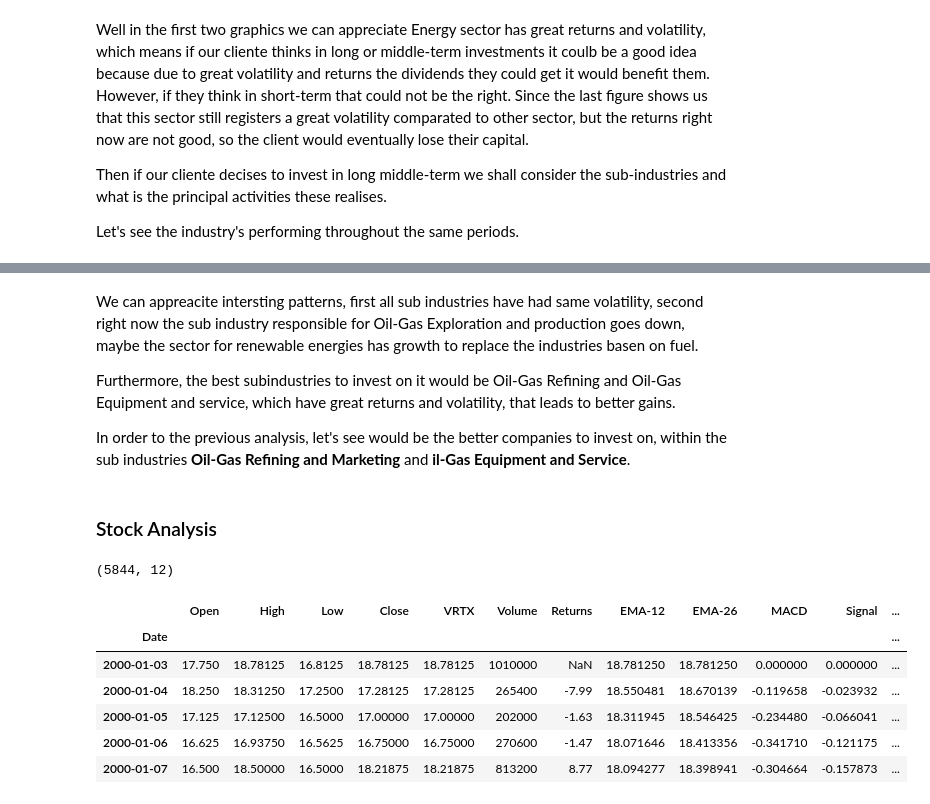
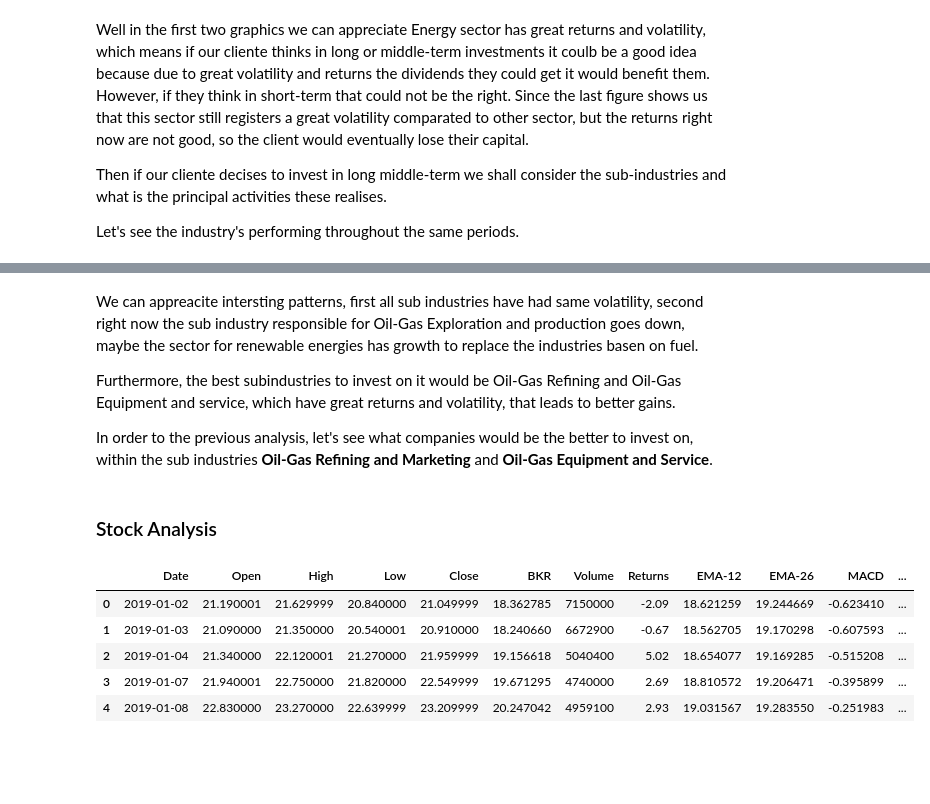
Before and after one commit to jpradas1/Stock_Market_Analysis, a Jupyter notebook: Analysis_II.ipynb, the cells around one changed output, grey strips where cells are left out. Saved outputs shown, nothing was run; the diff lists cells and outputs as text; code cells hidden in the pictures; blank space fills up the shorter version.

Commit message:
analysis II

```diff
--- a/Analysis_II.ipynb
+++ b/Analysis_II.ipynb
@@ -23,30 +23,33 @@ We can appreacite intersting patterns, first all sub industries have had same vo
 
 Furthermore, the best subindustries to invest on it would be Oil-Gas Refining and Oil-Gas Equipment and service, which have great returns and volatility, that leads to better gains.
 
-In order to the previous analysis, let's see would be the better companies to invest on, within the sub industries **Oil-Gas Refining and Marketing** and **il-Gas Equipment and Service**.
+In order to the previous analysis, let's see what companies would be the better to invest on, within the sub industries **Oil-Gas Refining and Marketing** and **Oil-Gas Equipment and Service**.
 # %% [markdown]
 ### Stock Analysis
 # %%
+from get_dataset import Finance
 from get_dataset import MACD, global_return
 import numpy as np
 import matplotlib.pyplot as plt
 import plotly.graph_objects as go
 import seaborn as sns
 from plotly.subplots import make_subplots
 import pandas as pd
 
-sector = 'Health Care'
-sub = 'Biotechnology'
-stock = 'VRTX'
-df_stock = MACD(sector, sub, stock)
-print(df_stock.shape)
-df_stock.head()
+F = Finance()
+
+sector = 'Energy'
+sub = F.get_subindustry(sector)
+stock_rm = F.get_stock(sector, sub[-1])
+stock_es = F.get_stock(sector, sub[1])
+start_date = '2019-01-01'
+df_rm = [MACD(sector, sub, s, start_date).reset_index() for s in stock_rm]
+df_es = [MACD(sector, sub, s, start_date).reset_index() for s in stock_es]
+df_es[0].head()
 # %% [output]
-(5844, 12)
-|  | Open | High | Low | Close | VRTX | Volume | Returns | EMA-12 | EMA-26 | MACD | Signal | ... |
-| Date |  |  |  |  |  |  |  |  |  |  |  | ... |
-| 2000-01-03 | 17.750 | 18.78125 | 16.8125 | 18.78125 | 18.78125 | 1010000 | NaN | 18.781250 | 18.781250 | 0.000000 | 0.000000 | ... |
-| 2000-01-04 | 18.250 | 18.31250 | 17.2500 | 17.28125 | 17.28125 | 265400 | -7.99 | 18.550481 | 18.670139 | -0.119658 | -0.023932 | ... |
-| 2000-01-05 | 17.125 | 17.12500 | 16.5000 | 17.00000 | 17.00000 | 202000 | -1.63 | 18.311945 | 18.546425 | -0.234480 | -0.066041 | ... |
-| 2000-01-06 | 16.625 | 16.93750 | 16.5625 | 16.75000 | 16.75000 | 270600 | -1.47 | 18.071646 | 18.413356 | -0.341710 | -0.121175 | ... |
-| 2000-01-07 | 16.500 | 18.50000 | 16.5000 | 18.21875 | 18.21875 | 813200 | 8.77 | 18.094277 | 18.398941 | -0.304664 | -0.157873 | ... |
+|  | Date | Open | High | Low | Close | BKR | Volume | Returns | EMA-12 | EMA-26 | MACD | ... |
+| 0 | 2019-01-02 | 21.190001 | 21.629999 | 20.840000 | 21.049999 | 18.362785 | 7150000 | -2.09 | 18.621259 | 19.244669 | -0.623410 | ... |
+| 1 | 2019-01-03 | 21.090000 | 21.350000 | 20.540001 | 20.910000 | 18.240660 | 6672900 | -0.67 | 18.562705 | 19.170298 | -0.607593 | ... |
+| 2 | 2019-01-04 | 21.340000 | 22.120001 | 21.270000 | 21.959999 | 19.156618 | 5040400 | 5.02 | 18.654077 | 19.169285 | -0.515208 | ... |
+| 3 | 2019-01-07 | 21.940001 | 22.750000 | 21.820000 | 22.549999 | 19.671295 | 4740000 | 2.69 | 18.810572 | 19.206471 | -0.395899 | ... |
+| 4 | 2019-01-08 | 22.830000 | 23.270000 | 22.639999 | 23.209999 | 20.247042 | 4959100 | 2.93 | 19.031567 | 19.283550 | -0.251983 | ... |
```
Also changed, not shown: parts of 15 cells of this notebook, 6 other files.
